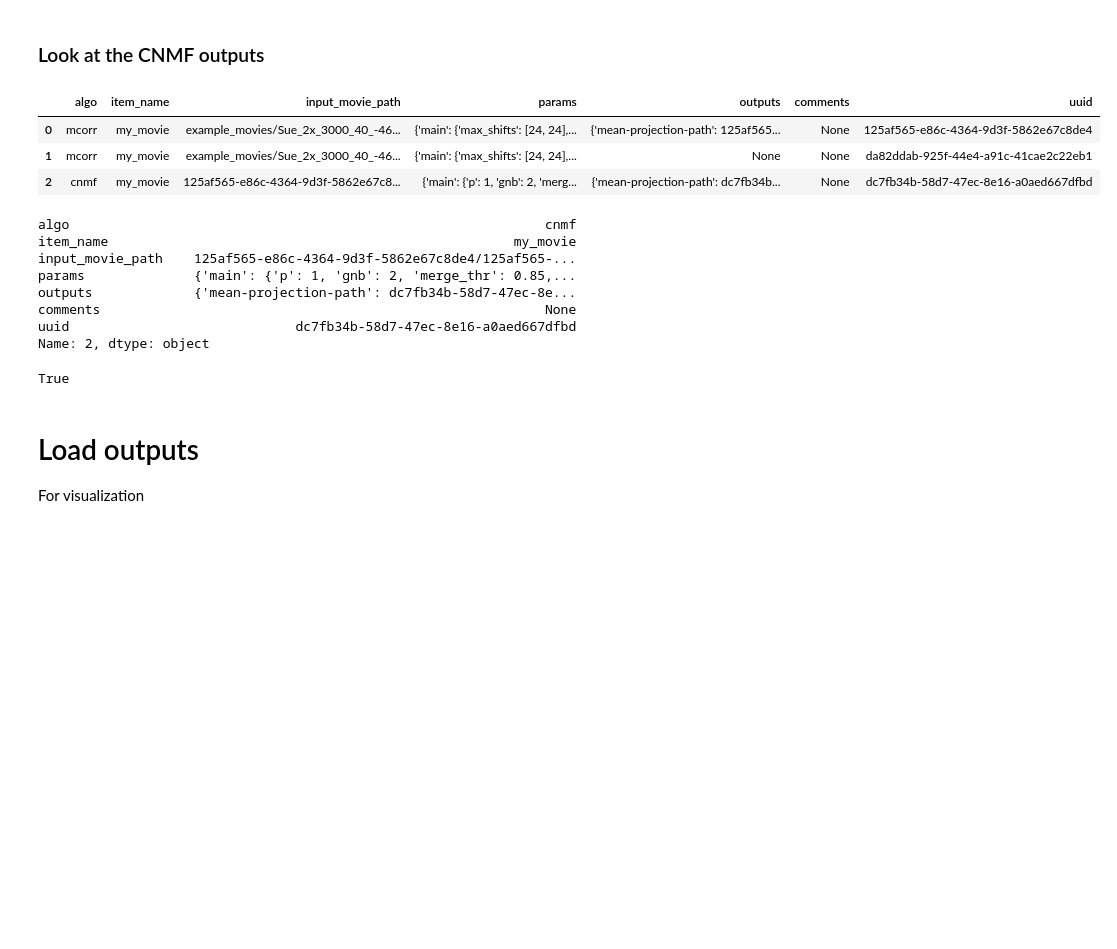
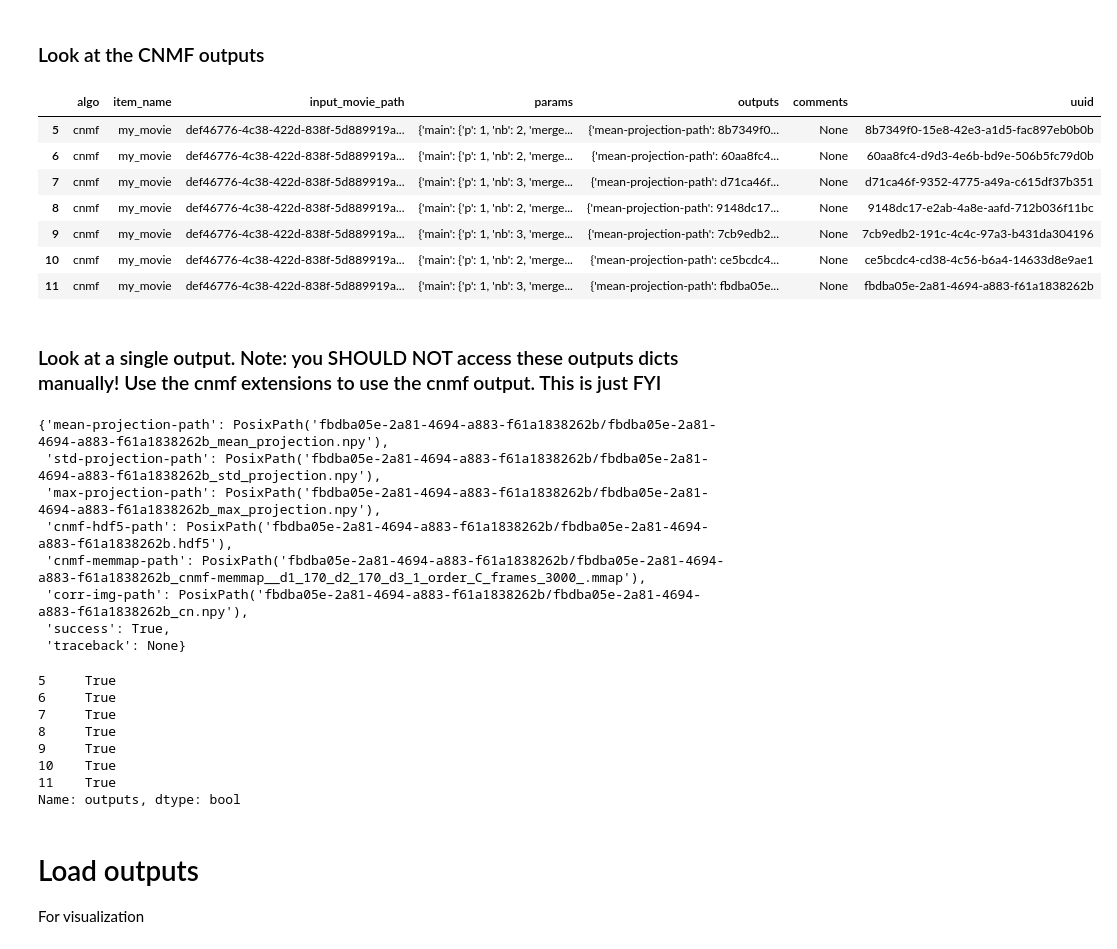
Before and after one commit to nel-lab/mesmerize-core, a Jupyter notebook: notebooks/mcorr_cnmf.ipynb, the cells around one changed output. Saved outputs shown, nothing was run; the diff lists cells and outputs as text; code cells hidden in the pictures; blank space fills up the shorter version.

Commit message:
better and more detailed demo nb, closes #106, #108

```diff
--- a/notebooks/mcorr_cnmf.ipynb
+++ b/notebooks/mcorr_cnmf.ipynb
@@ -6,3 +14,5 @@ from matplotlib import pyplot as plt
+# %%
+pd.options.display.max_colwidth = 120
 # %% [markdown]
 # Paths
 These are the only variables you will need to modify in the demo notebook accoridng to your own `caiman_data` dir path
@@ -10,14 +38,15 @@ These are the only variables you will need to modify in the demo notebook accori
 # set the parent directory as the top-level directory for your experiment data
 # this is always mandatory
 
-# for the demo set this as the path to the `caiman_data` dir
-set_parent_raw_data_path("/home/kushalk/caiman_data/")
+# for this demo set this dir as the path to the `caiman_data` dir
+set_parent_raw_data_path("/home/kushal/caiman_data/")
 
 # this path can be anywhere, algorithm output files will be organized within here
-batch_path = "/home/kushalk/caiman_data/mesmerize-core-batch/batch.pickle"
+batch_path = "/home/kushal/caiman_data/mesmerize-core-batch/batch.pickle"
 
-# path to raw movie tiff file for the demo, must be within `raw data path` or `batch path`
-movie_path = "/home/kushalk/caiman_data/example_movies/Sue_2x_3000_40_-46.tif"
+# path to raw movie tiff file for the demo
+# an input movies must be within `raw data path` or `batch path`
+movie_path = "/home/kushal/caiman_data/example_movies/Sue_2x_3000_40_-46.tif"
 # %%
 # create a new batch
 df = create_batch(batch_path)
@@ -275,27 +532,41 @@ USING MODEL:/home/kushalk/caiman_data/model/cnn_model.json
 ### Look at the CNMF outputs
 # %%
 df = load_batch(batch_path)
-df
+df[df["algo"] == "cnmf"]
 # %% [output]
 |  | algo | item_name | input_movie_path | params | outputs | comments | uuid |
-| 0 | mcorr | my_movie | example_movies/Sue_2x_3000_40_-46... | {'main': {'max_shifts': [24, 24],... | {'mean-projection-path': 125af565... | None | 125af565-e86c-4364-9d3f-5862e67c8de4 |
-| 1 | mcorr | my_movie | example_movies/Sue_2x_3000_40_-46... | {'main': {'max_shifts': [24, 24],... | None | None | da82ddab-925f-44e4-a91c-41cae2c22eb1 |
-| 2 | cnmf | my_movie | 125af565-e86c-4364-9d3f-5862e67c8... | {'main': {'p': 1, 'gnb': 2, 'merg... | {'mean-projection-path': dc7fb34b... | None | dc7fb34b-58d7-47ec-8e16-a0aed667dfbd |
+| 5 | cnmf | my_movie | def46776-4c38-422d-838f-5d889919a... | {'main': {'p': 1, 'nb': 2, 'merge... | {'mean-projection-path': 8b7349f0... | None | 8b7349f0-15e8-42e3-a1d5-fac897eb0b0b |
+| 6 | cnmf | my_movie | def46776-4c38-422d-838f-5d889919a... | {'main': {'p': 1, 'nb': 2, 'merge... | {'mean-projection-path': 60aa8fc4... | None | 60aa8fc4-d9d3-4e6b-bd9e-506b5fc79d0b |
+| 7 | cnmf | my_movie | def46776-4c38-422d-838f-5d889919a... | {'main': {'p': 1, 'nb': 3, 'merge... | {'mean-projection-path': d71ca46f... | None | d71ca46f-9352-4775-a49a-c615df37b351 |
+| 8 | cnmf | my_movie | def46776-4c38-422d-838f-5d889919a... | {'main': {'p': 1, 'nb': 2, 'merge... | {'mean-projection-path': 9148dc17... | None | 9148dc17-e2ab-4a8e-aafd-712b036f11bc |
+| 9 | cnmf | my_movie | def46776-4c38-422d-838f-5d889919a... | {'main': {'p': 1, 'nb': 3, 'merge... | {'mean-projection-path': 7cb9edb2... | None | 7cb9edb2-191c-4c4c-97a3-b431da304196 |
+| 10 | cnmf | my_movie | def46776-4c38-422d-838f-5d889919a... | {'main': {'p': 1, 'nb': 2, 'merge... | {'mean-projection-path': ce5bcdc4... | None | ce5bcdc4-cd38-4c56-b6a4-14633d8e9ae1 |
+| 11 | cnmf | my_movie | def46776-4c38-422d-838f-5d889919a... | {'main': {'p': 1, 'nb': 3, 'merge... | {'mean-projection-path': fbdba05e... | None | fbdba05e-2a81-4694-a883-f61a1838262b |
+# %% [markdown]
+### Look at a single output. Note: you SHOULD NOT access these outputs dicts manually! Use the cnmf extensions to use the cnmf output. This is just FYI
 # %%
-df.iloc[-1]
+df.iloc[-1]["outputs"]
 # %% [output]
-algo                                                             cnmf
-item_name                                                    my_movie
-input_movie_path    125af565-e86c-4364-9d3f-5862e67c8de4/125af565-...
-params              {'main': {'p': 1, 'gnb': 2, 'merge_thr': 0.85,...
-outputs             {'mean-projection-path': dc7fb34b-58d7-47ec-8e...
-comments                                                         None
-uuid                             dc7fb34b-58d7-47ec-8e16-a0aed667dfbd
-Name: 2, dtype: object
+{'mean-projection-path': PosixPath('fbdba05e-2a81-4694-a883-f61a1838262b/fbdba05e-2a81-4694-a883-f61a1838262b_mean_projection.npy'),
+ 'std-projection-path': PosixPath('fbdba05e-2a81-4694-a883-f61a1838262b/fbdba05e-2a81-4694-a883-f61a1838262b_std_projection.npy'),
+ 'max-projection-path': PosixPath('fbdba05e-2a81-4694-a883-f61a1838262b/fbdba05e-2a81-4694-a883-f61a1838262b_max_projection.npy'),
+ 'cnmf-hdf5-path': PosixPath('fbdba05e-2a81-4694-a883-f61a1838262b/fbdba05e-2a81-4694-a883-f61a1838262b.hdf5'),
+ 'cnmf-memmap-path': PosixPath('fbdba05e-2a81-4694-a883-f61a1838262b/fbdba05e-2a81-4694-a883-f61a1838262b_cnmf-memmap__d1_170_d2_170_d3_1_order_C_frames_3000_.mmap'),
+ 'corr-img-path': PosixPath('fbdba05e-2a81-4694-a883-f61a1838262b/fbdba05e-2a81-4694-a883-f61a1838262b_cn.npy'),
+ 'success': True,
+ 'traceback': None}
 # %%
-df.iloc[-1]["outputs"]["success"]
+# see which batch items completed succcessfully
+df[df["algo"] == "cnmf"]["outputs"].apply(lambda x: x["success"])
 # %% [output]
-True
+5     True
+6     True
+7     True
+8     True
+9     True
+10    True
+11    True
+Name: outputs, dtype: bool
 # %% [markdown]
 # Load outputs
 For visualization
```
Also changed, not shown: parts of 63 cells of this notebook.
